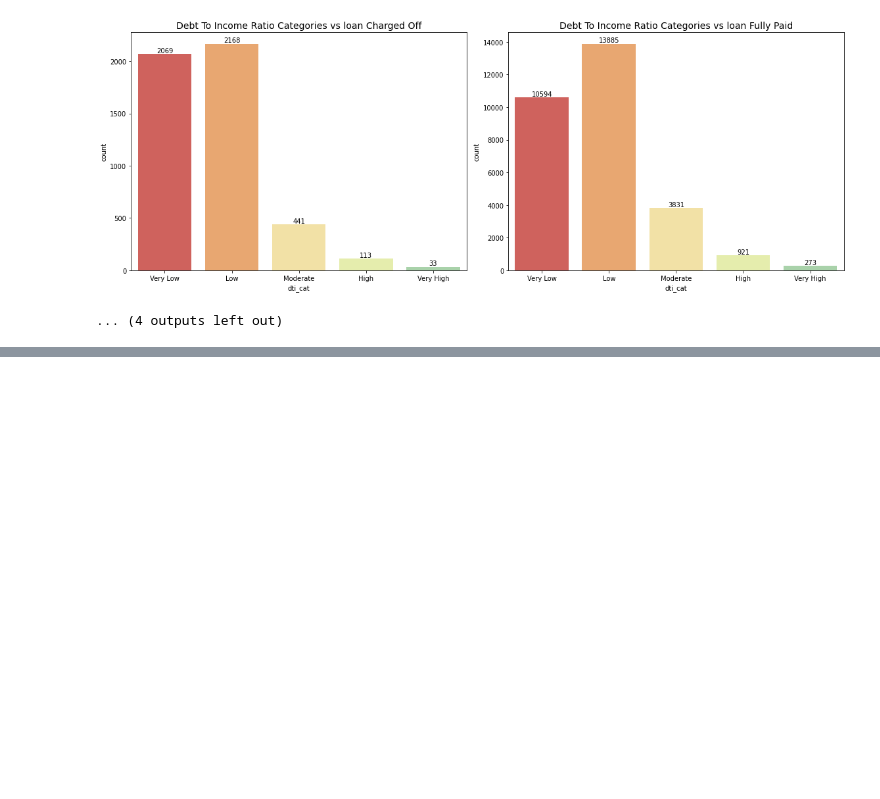
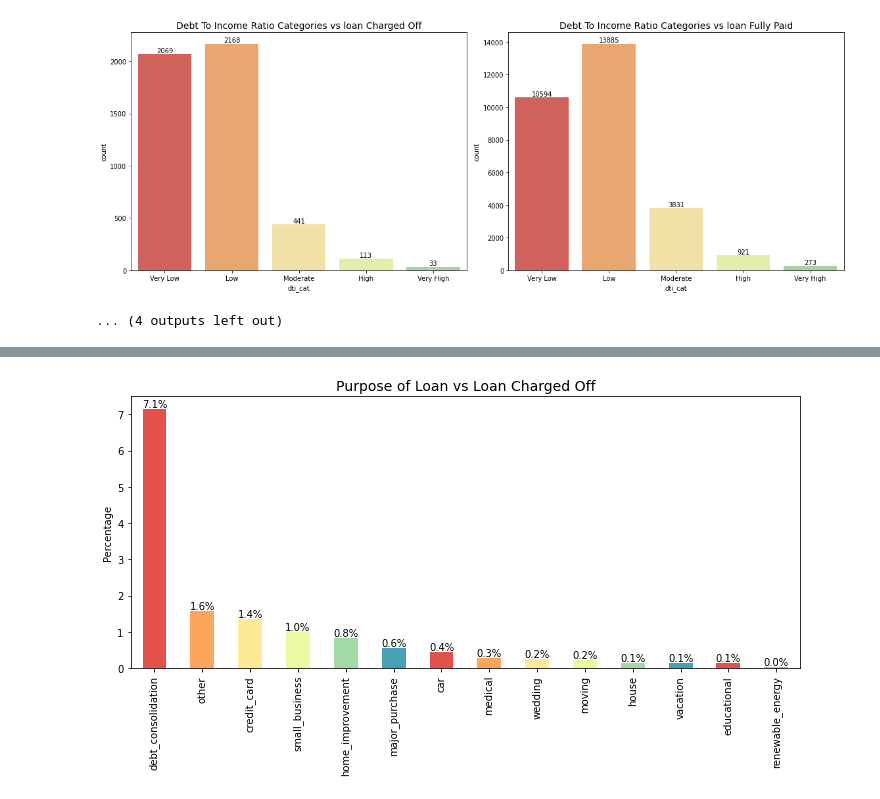
Before and after one commit to vikkicoder/EDA-on-Lending-Club-Loan-Dataset-Case-Study, a Jupyter notebook: Vishnu_Vardhan_Gudla.ipynb, the cells around one changed output, grey strips where cells are left out. Drawn from its saved outputs; the diff is of its cells as text; code cells hidden in the pictures; blank space fills up the shorter version.

```diff
--- a/Vishnu_Vardhan_Gudla.ipynb
+++ b/Vishnu_Vardhan_Gudla.ipynb
@@ -1686,0 +1296,10 @@ plt.show()
+# %%
+plt.figure(figsize=(12,5))
+f=round(df_full['purpose'].value_counts()/len(df)*100,2).plot.bar(color=sns.color_palette("Spectral"))
+for val in f.containers:
+    f.bar_label(val,fmt='%.1f%%', label_type='edge')
+plt.ylabel('Percentage')
+plt.title(col_labels['purpose'] + ' vs Loan Charged Off',fontsize=14)
+plt.show()
+# %% [output]
+[figure, added]
```
Also changed, not shown: parts of 144 cells of this notebook.
